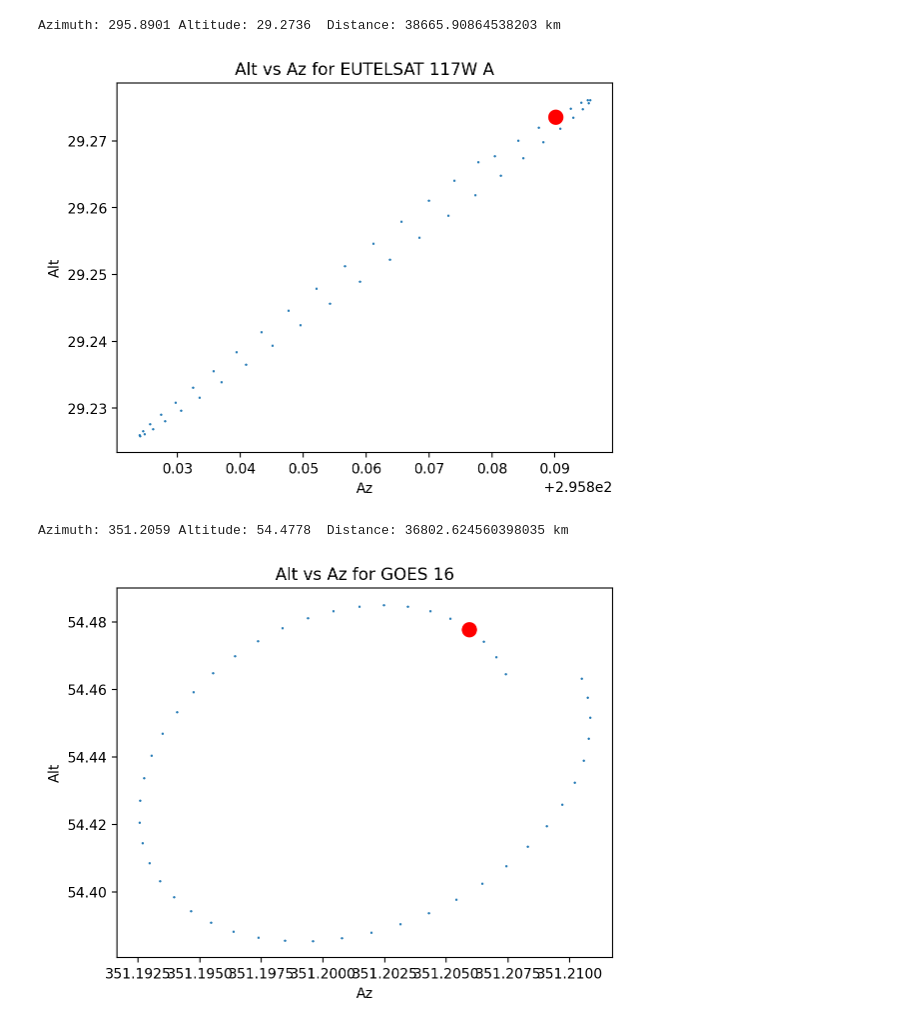
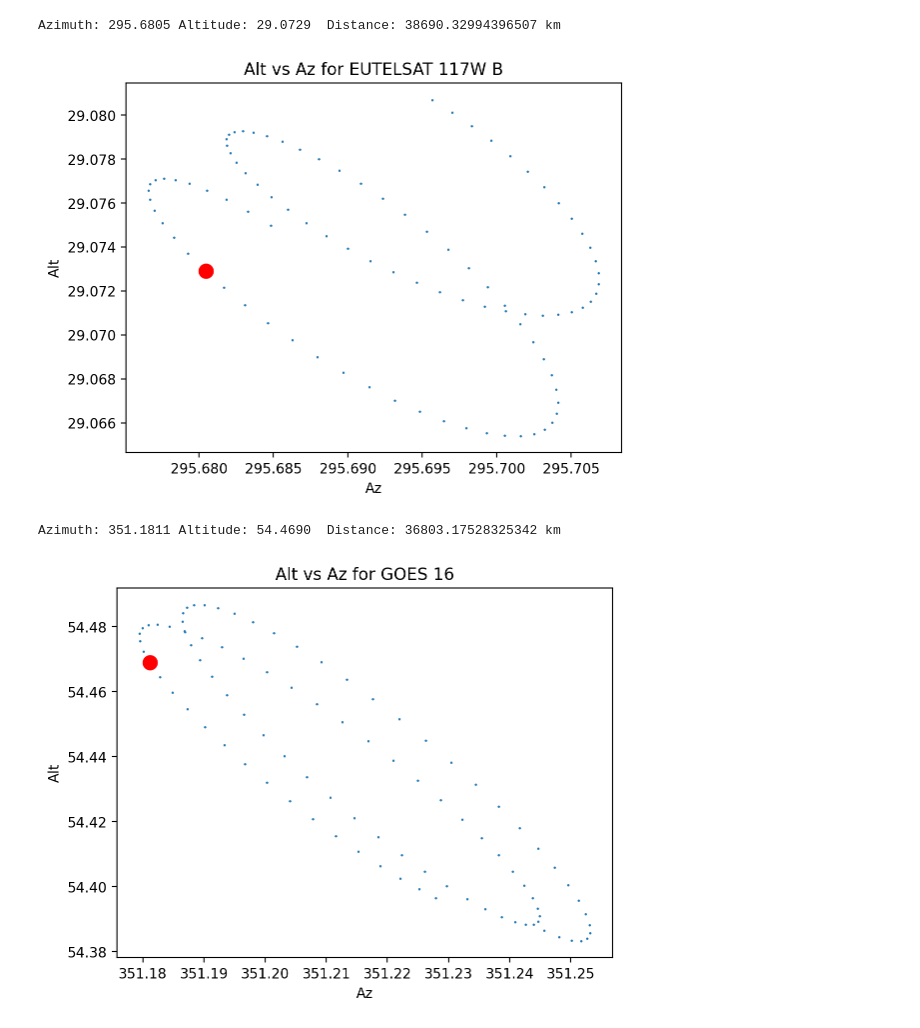
Before and after one commit to cwwalter/geosynchronous-satellites, a Jupyter notebook: Skyfield.ipynb, the cells around one changed output. Saved outputs shown, nothing was run; the diff lists cells and outputs as text; code cells hidden in the pictures.

```diff
--- a/Skyfield.ipynb
+++ b/Skyfield.ipynb
@@ -23,20 +32,20 @@ STARONE_C3 = 'https://celestrak.org/NORAD/elements/gp.php?CATNR=38991&FORMAT=TLE
 ASCENT = 'https://celestrak.org/NORAD/elements/gp.php?CATNR=51287&FORMAT=TLE'
 
 # Live loading
-#eutel_sat_a = load.tle_file(EUTELSAT_117W_A, reload=True, filename='eutel_sat_a.txt')[0]
-#eutel_sat_b = load.tle_file(EUTELSAT_117W_B, reload=True, filename='eutel_sat_b.txt')[0]
-#goes_16 = load.tle_file(GOES_16, reload=True, filename='goes_16.txt')[0]
-#starone_c3 = load.tle_file(STARONE_C3, reload=True, filename='star-one.txt')[0]
-#ascent = load.tle_file(ASCENT, reload=True, filename='ascent.txt')[0]
+eutel_sat_a = load.tle_file(EUTELSAT_117W_A, reload=True, filename='eutel_sat_a.txt')[0]
+eutel_sat_b = load.tle_file(EUTELSAT_117W_B, reload=True, filename='eutel_sat_b.txt')[0]
+goes_16 = load.tle_file(GOES_16, reload=True, filename='goes_16.txt')[0]
+starone_c3 = load.tle_file(STARONE_C3, reload=True, filename='star-one.txt')[0]
+ascent = load.tle_file(ASCENT, reload=True, filename='ascent.txt')[0]
 
 # Preloaded
 home_dir = '/Users/walter/'
 home_dir = '/sdf/home/c/cwalter/'
 
-eutel_sat_a = load.tle_file(EUTELSAT_117W_A, reload=False, filename=home_dir+'TLE/sat_a-2024-04-23.txt')[0]
-eutel_sat_b = load.tle_file(EUTELSAT_117W_B, reload=False, filename=home_dir+'TLE/sat_b-2024-04-23.txt')[0]
-##goes_16 = load.tle_file(GOES_16, reload=False, filename=home_dir+'TLE/goes-2024-04-22.txt')[0]
-##goes_16 = load.tle_file(GOES_16, reload=False, filename=home_dir+'TLE/goes-2024-04-23.txt')[0]
-goes_16 = load.tle_file(GOES_16, reload=False, filename=home_dir+'TLE/new-TLE.txt')[0]
-starone_c3 = load.tle_file(STARONE_C3, reload=False, filename=home_dir+'TLE/star-one-23.txt')[0]
-ascent = load.tle_file(ASCENT, reload=False, filename=home_dir+'TLE/ascent-23.txt')[0]
+#eutel_sat_a = load.tle_file(EUTELSAT_117W_A, reload=False, filename=home_dir+'TLE/sat_a-2024-04-23.txt')[0]
+#eutel_sat_b = load.tle_file(EUTELSAT_117W_B, reload=False, filename=home_dir+'TLE/sat_b-2024-04-23.txt')[0]
+###goes_16 = load.tle_file(GOES_16, reload=False, filename=home_dir+'TLE/goes-2024-04-22.txt')[0]
+###goes_16 = load.tle_file(GOES_16, reload=False, filename=home_dir+'TLE/goes-2024-04-23.txt')[0]
+#goes_16 = load.tle_file(GOES_16, reload=False, filename=home_dir+'TLE/new-TLE.txt')[0]
+#starone_c3 = load.tle_file(STARONE_C3, reload=False, filename=home_dir+'TLE/star-one-23.txt')[0]
+#ascent = load.tle_file(ASCENT, reload=False, filename=home_dir+'TLE/ascent-23.txt')[0]
@@ -62,12 +77,11 @@ Rubin= wgs84.latlon(rubin_obs.lat.deg, rubin_obs.lon.deg, rubin_obs.height.value
 # %%
 # Get the position of the satellites at a given time(s)
 
-# Was 11 to 13
-start_day = 23
-end_day = 24
+start_day = 1
+end_day = 3
 
-start = ts.utc(2024, 4, start_day, 23, 0, 0)
-stop  = ts.utc(2024, 4, end_day,  23, 0, 0)
+start = ts.utc(2024, 12, start_day, 23, 0, 0)
+stop  = ts.utc(2024, 12, end_day,  23, 0, 0)
 
 time_array = ts.linspace(start, stop, (end_day - start_day)*2*24)
 
@@ -138,7 +152,7 @@ plot_satellite('ASCENT', ascent_ra, ascent_dec, ascent_alt, ascent_az)
 # %%
 # Put in specific time to Check
 
-# time_check = ts.now()
+time_check = ts.now()
 # time_check = start
 
 # On the 22nd
@@ -149,25 +163,25 @@ plot_satellite('ASCENT', ascent_ra, ascent_dec, ascent_alt, ascent_az)
 
 #time_check = ts.tai(2024, 4, 24, 0, 25, 53.701) # 06
 
-time_check = ts.tai(2024, 4, 24, 0, 31, 5.190)  # 26 BEG
+#time_check = ts.tai(2024, 4, 24, 0, 31, 5.190)  # 26 BEG
 #time_check = ts.tai(2024, 4, 24, 0, 31, 11.420)  # 26 END
 
 #time_check = ts.tai(2024, 4, 24, 0, 31, 14.430)   # 27 BEG
 #time_check = ts.tai(2024, 4, 24, 0, 31, 20.692)   # 27 END
 # %%
-# Where is EutelSat 117A right now
-plt.scatter(eutel_a_az.degrees, eutel_a_alt.degrees, marker=".", s=2.0)
+# Where is EutelSat 117B right now
+plt.scatter(eutel_b_az.degrees, eutel_b_alt.degrees, marker=".", s=2.0)
 
-alt, az, dist = (eutel_sat_a - Rubin).at(time_check).altaz()
+alt, az, dist = (eutel_sat_b - Rubin).at(time_check).altaz()
 plt.plot(az.degrees, alt.degrees, marker='o', markersize=10, color='red')
-plt.title('Alt vs Az for EUTELSAT 117W A')
+plt.title('Alt vs Az for EUTELSAT 117W B')
 plt.xlabel('Az')
 plt.ylabel('Alt')
 
 print(f'Azimuth: {az.degrees:1.4f} Altitude: {alt.degrees:1.4f}  Distance: {dist.km} km')
 # %% [output]
-Azimuth: 295.8901 Altitude: 29.2736  Distance: 38665.90864538203 km
+Azimuth: 295.6805 Altitude: 29.0729  Distance: 38690.32994396507 km
-[figure, old version]
+[figure, new version]
 # %%
 # Where is GOES-16 right now
 plt.scatter(goes_16_az.degrees, goes_16_alt.degrees, marker=".", s=2.0)
@@ -180,8 +194,8 @@ plt.ylabel('Alt')
 
 print(f'Azimuth: {az.degrees:1.4f} Altitude: {alt.degrees:1.4f}  Distance: {dist.km} km')
 # %% [output]
-Azimuth: 351.2059 Altitude: 54.4778  Distance: 36802.624560398035 km
+Azimuth: 351.1811 Altitude: 54.4690  Distance: 36803.17528325342 km
-[figure, old version]
+[figure, new version]
 # %%
 # Where is ASCENT right now
 plt.scatter(ascent_az.degrees, ascent_alt.degrees, marker=".", s=2.0)
```
Also changed, not shown: parts of 22 cells of this notebook, 2 other files.
